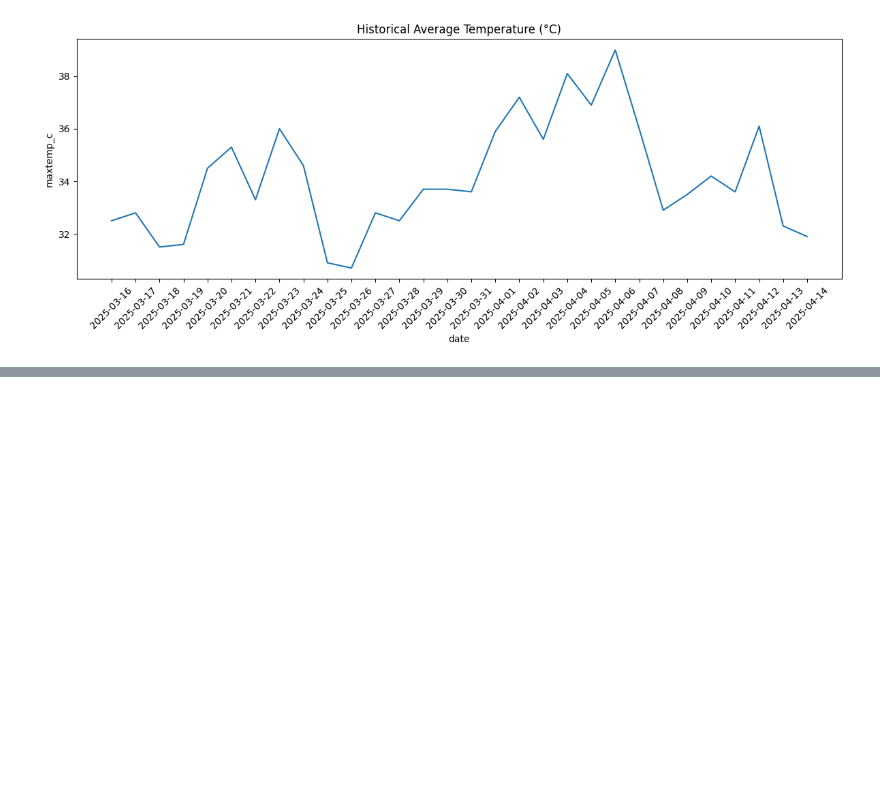
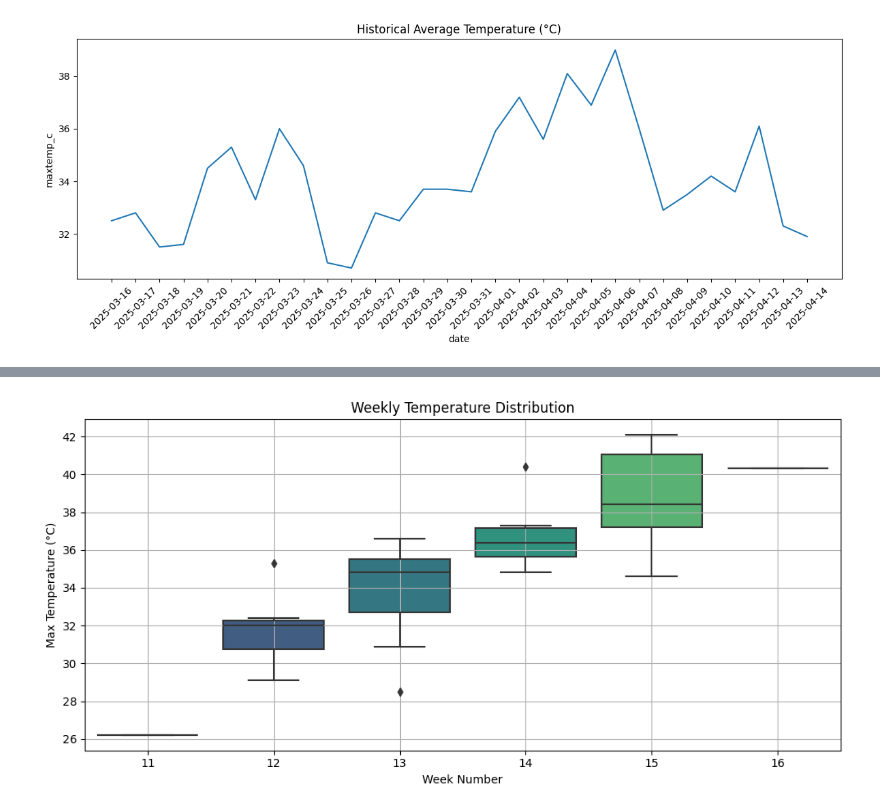
Before and after one commit to MahnoorIqbal-6565/Weather, a Jupyter notebook: nextdaytemp.ipynb, the cells around one changed output, grey strips where cells are left out. Saved outputs shown, nothing was run; the diff lists cells and outputs as text; code cells hidden in the pictures; blank space fills up the shorter version.

```diff
--- a/nextdaytemp.ipynb
+++ b/nextdaytemp.ipynb
@@ -199,0 +150,13 @@ Next-Day Weather Forecast (Predicted):
+# %%
+weather_df["week"] = weather_df["date"].dt.isocalendar().week
+
+plt.figure(figsize=(10, 5))
+sns.boxplot(data=weather_df, x="week", y="maxtemp_c", palette="viridis")
+plt.title("Weekly Temperature Distribution")
+plt.xlabel("Week Number")
+plt.ylabel("Max Temperature (°C)")
+plt.grid(True)
+plt.tight_layout()
+plt.show()
+# %% [output]
+[figure, added]
```
Also changed, not shown: parts of 4 cells of this notebook, 1 other file.
